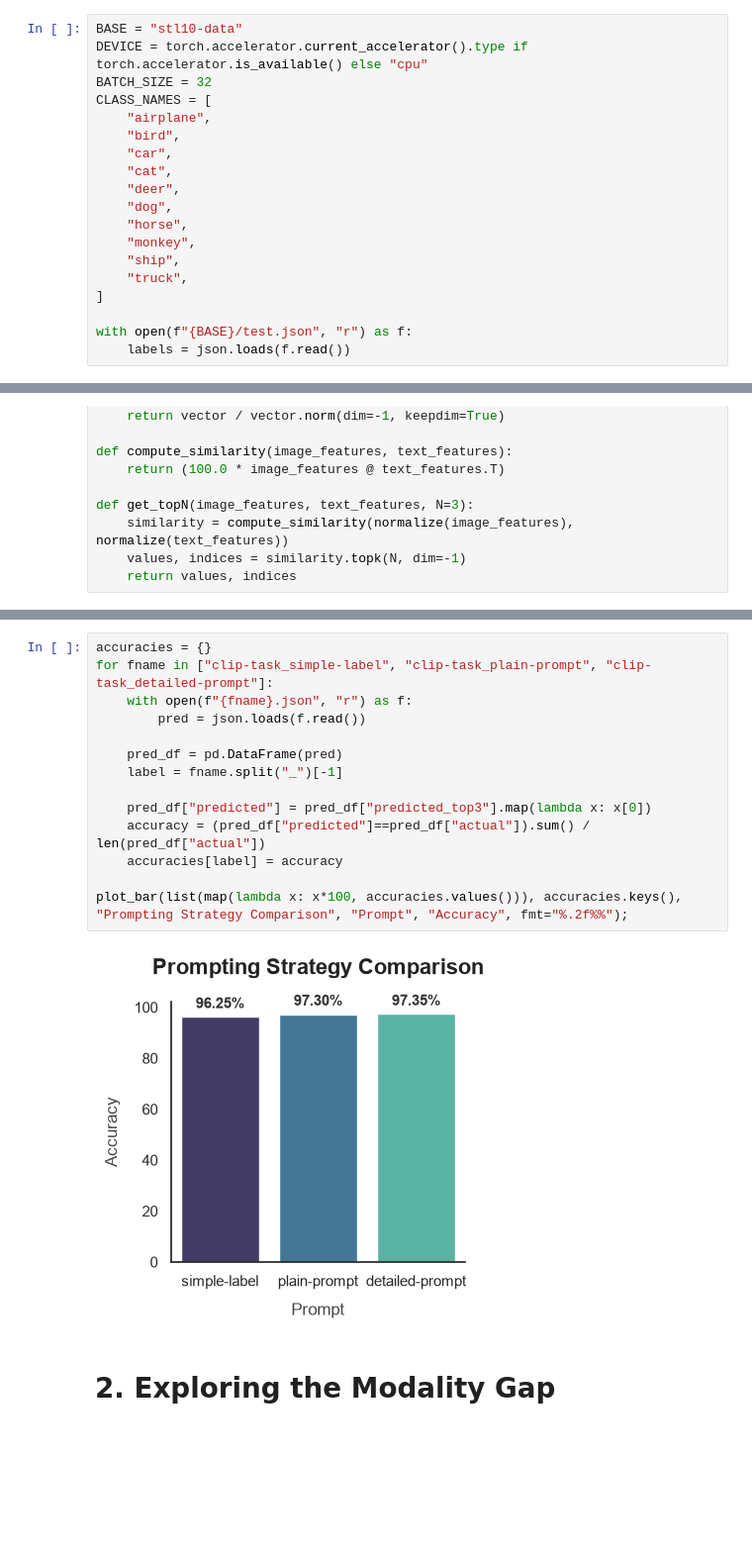
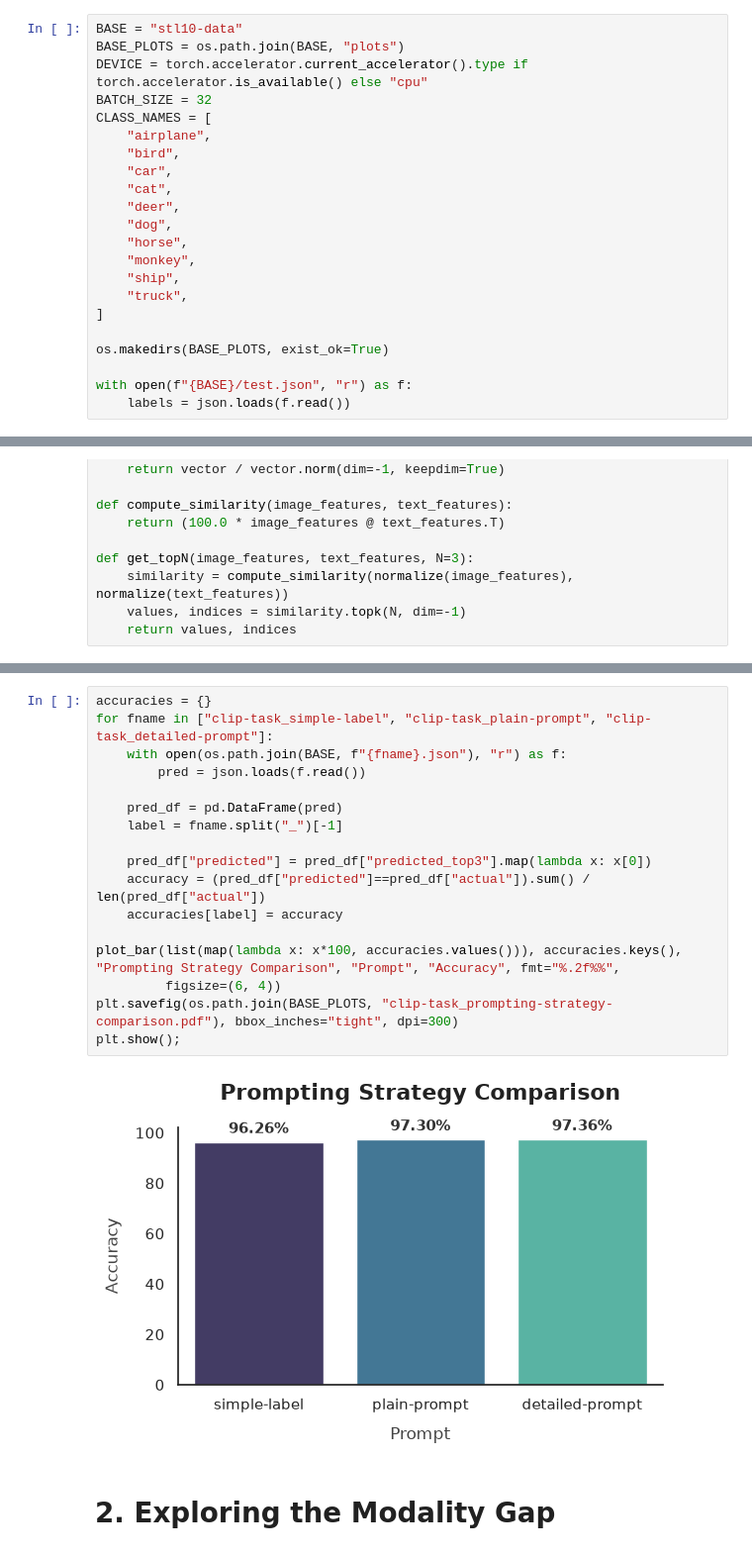
Before and after one commit to l-laidev/Advanced-Topics-in-Machine-Learning, a Jupyter notebook: PA0/Task 3 CLIP Tasks.ipynb, the cells around one changed output, grey strips where cells are left out. Shown at 99% size. Saved outputs shown, nothing was run; the diff lists cells and outputs as text; blank space fills up the shorter version.

Commit message:
Rerun with GPU and save plots: CLIP task

```diff
--- a/PA0/Task 3 CLIP Tasks.ipynb
+++ b/PA0/Task 3 CLIP Tasks.ipynb
@@ -19,6 +19,7 @@ from shared import make_dataloader, plot_bar, visualize_umap_features
 # Task 1 - Zero-Shot Classification on STL-10
 # %%
 BASE = "stl10-data"
+BASE_PLOTS = os.path.join(BASE, "plots")
 DEVICE = torch.accelerator.current_accelerator().type if torch.accelerator.is_available() else "cpu"
 BATCH_SIZE = 32
 CLASS_NAMES = [
@@ -34,6 +35,8 @@ CLASS_NAMES = [
     "truck",
 ]
 
+os.makedirs(BASE_PLOTS, exist_ok=True)
+
 with open(f"{BASE}/test.json", "r") as f:
     labels = json.loads(f.read())
 # %%
@@ -133,19 +137,22 @@ compute_zero_shot_accuracy("clip-task_detailed-prompt", dataloader, prompt_fn=la
 # %%
 accuracies = {}
 for fname in ["clip-task_simple-label", "clip-task_plain-prompt", "clip-task_detailed-prompt"]:
-    with open(f"{fname}.json", "r") as f:
+    with open(os.path.join(BASE, f"{fname}.json"), "r") as f:
         pred = json.loads(f.read())
 
     pred_df = pd.DataFrame(pred)
     label = fname.split("_")[-1]
 
     pred_df["predicted"] = pred_df["predicted_top3"].map(lambda x: x[0])
     accuracy = (pred_df["predicted"]==pred_df["actual"]).sum() / len(pred_df["actual"])
     accuracies[label] = accuracy
 
-plot_bar(list(map(lambda x: x*100, accuracies.values())), accuracies.keys(), "Prompting Strategy Comparison", "Prompt", "Accuracy", fmt="%.2f%%");
+plot_bar(list(map(lambda x: x*100, accuracies.values())), accuracies.keys(), "Prompting Strategy Comparison", "Prompt", "Accuracy", fmt="%.2f%%",
+         figsize=(6, 4))
+plt.savefig(os.path.join(BASE_PLOTS, "clip-task_prompting-strategy-comparison.pdf"), bbox_inches="tight", dpi=300)
+plt.show();
 # %% [output]
-[figure, old version]
+[figure, new version]
 # %% [markdown]
 # 2. Exploring the Modality Gap
 # %%
```
Also changed, not shown: parts of 13 cells of this notebook.
